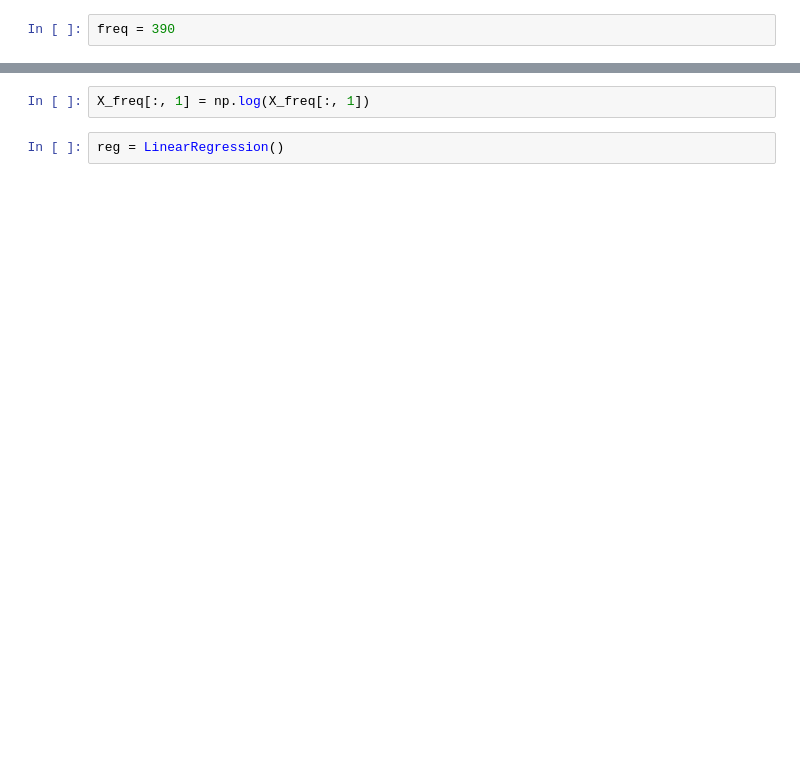
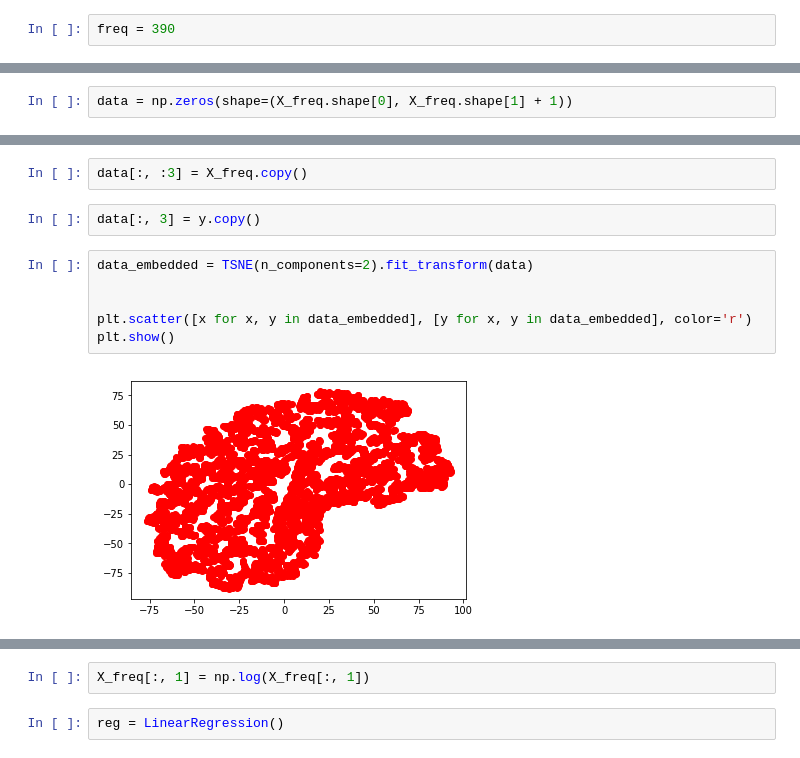
Before and after one commit to whiteRa2bit/cern_summer_project, a Jupyter notebook: model.ipynb, the cells around one changed output, grey strips where cells are left out. Saved outputs shown, nothing was run; the diff lists cells and outputs as text; blank space fills up the shorter version.

```diff
--- a/model.ipynb
+++ b/model.ipynb
@@ -110,0 +151,2 @@ MAE: 9.81579 (+/- 0.34574)
+# %%
+data = np.zeros(shape=(X_freq.shape[0], X_freq.shape[1] + 1))
@@ -110,0 +157,12 @@ MAE: 9.81579 (+/- 0.34574)
+# %%
+data[:, :3] = X_freq.copy()
+# %%
+data[:, 3] = y.copy()
+# %%
+data_embedded = TSNE(n_components=2).fit_transform(data)
+
+
+plt.scatter([x for x, y in data_embedded], [y for x, y in data_embedded], color='r')
+plt.show()
+# %% [output]
+[figure, added]
```
Also changed, not shown: parts of 38 cells of this notebook.
